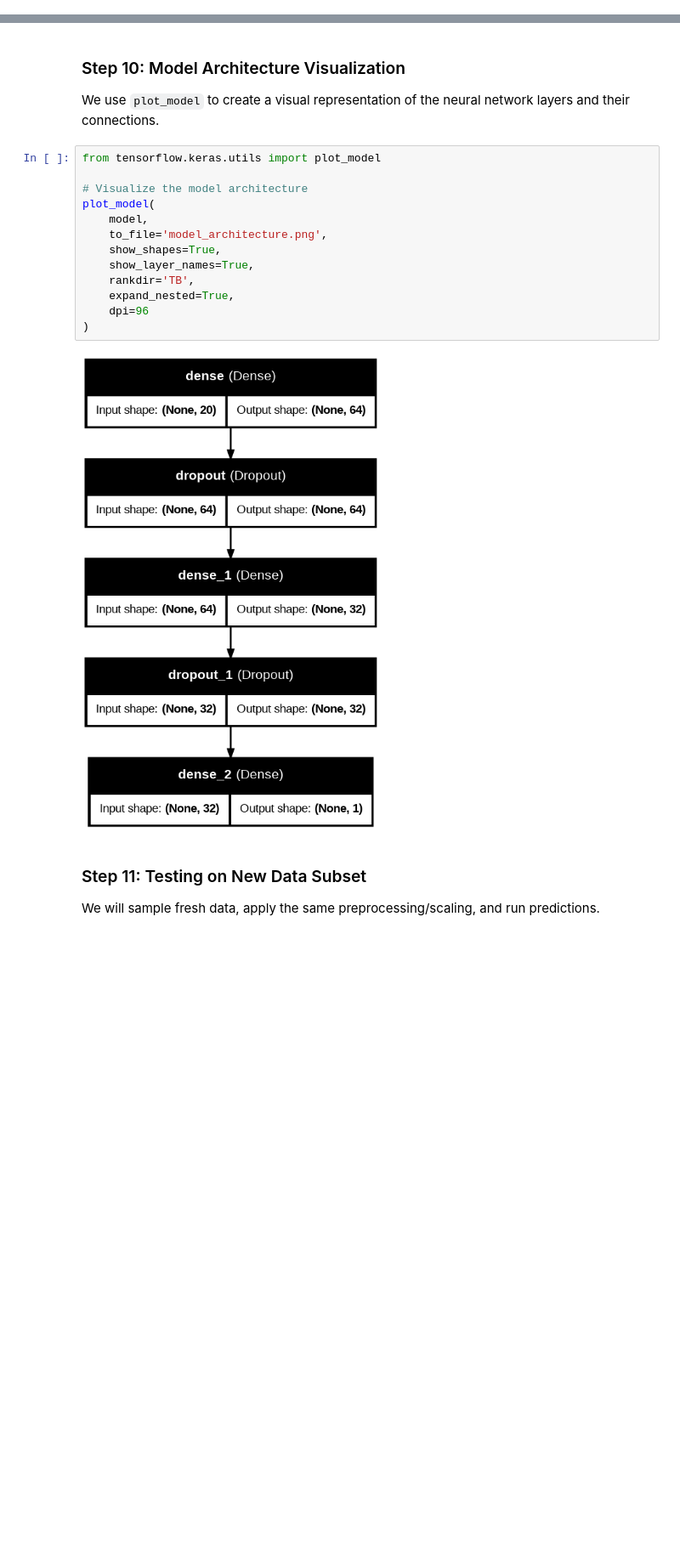
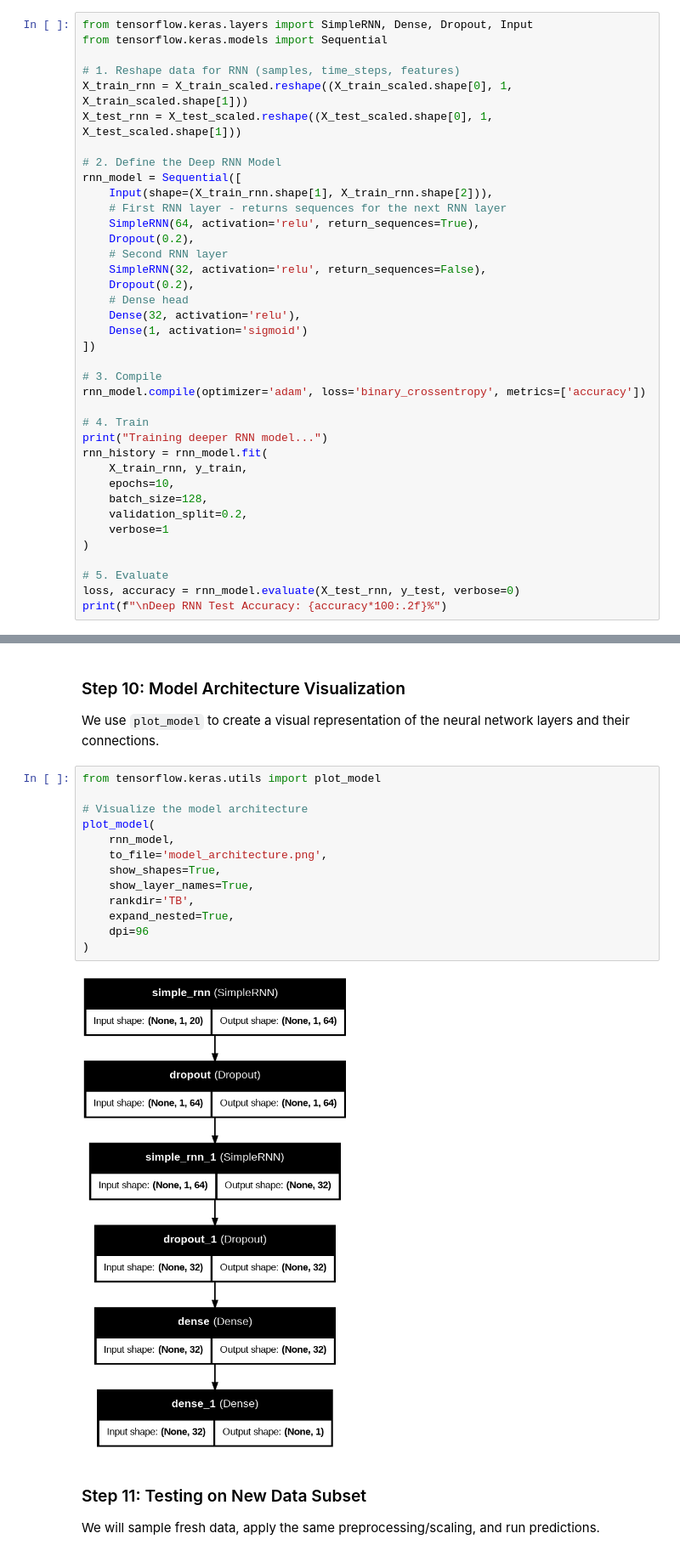
Before and after one commit to asifmanowar9/Neural-network-project, a Jupyter notebook: DDoS.ipynb, the cells around one changed output, grey strips where cells are left out. Shown at 85% size. Drawn from its saved outputs; the diff is of its cells as text; blank space fills up the shorter version.

```diff
--- a/DDoS.ipynb
+++ b/DDoS.ipynb
@@ -203,0 +162,38 @@ Epoch 10/10
+# %%
+from tensorflow.keras.layers import SimpleRNN, Dense, Dropout, Input
+from tensorflow.keras.models import Sequential
+
+# 1. Reshape data for RNN (samples, time_steps, features)
+X_train_rnn = X_train_scaled.reshape((X_train_scaled.shape[0], 1, X_train_scaled.shape[1]))
+X_test_rnn = X_test_scaled.reshape((X_test_scaled.shape[0], 1, X_test_scaled.shape[1]))
+
+# 2. Define the Deep RNN Model
+rnn_model = Sequential([
+    Input(shape=(X_train_rnn.shape[1], X_train_rnn.shape[2])),
+    # First RNN layer - returns sequences for the next RNN layer
+    SimpleRNN(64, activation='relu', return_sequences=True),
+    Dropout(0.2),
+    # Second RNN layer
+    SimpleRNN(32, activation='relu', return_sequences=False),
+    Dropout(0.2),
+    # Dense head
+    Dense(32, activation='relu'),
+    Dense(1, activation='sigmoid')
+])
+
+# 3. Compile
+rnn_model.compile(optimizer='adam', loss='binary_crossentropy', metrics=['accuracy'])
+
+# 4. Train
+print("Training deeper RNN model...")
+rnn_history = rnn_model.fit(
+    X_train_rnn, y_train,
+    epochs=10,
+    batch_size=128,
+    validation_split=0.2,
+    verbose=1
+)
+
+# 5. Evaluate
+loss, accuracy = rnn_model.evaluate(X_test_rnn, y_test, verbose=0)
+print(f"\nDeep RNN Test Accuracy: {accuracy*100:.2f}%")
@@ -306,18 +320,18 @@ We use `plot_model` to create a visual representation of the neural network laye
 # %%
 from tensorflow.keras.utils import plot_model
 
 # Visualize the model architecture
 plot_model(
-    model,
+    rnn_model,
     to_file='model_architecture.png',
     show_shapes=True,
     show_layer_names=True,
     rankdir='TB',
     expand_nested=True,
     dpi=96
 )
 # %% [output]
-[figure, old version]
+[figure, new version]
 # %% [markdown]
 ### Step 11: Testing on New Data Subset
 We will sample fresh data, apply the same preprocessing/scaling, and run predictions.
```
Also changed, not shown: parts of 68 cells of this notebook.
